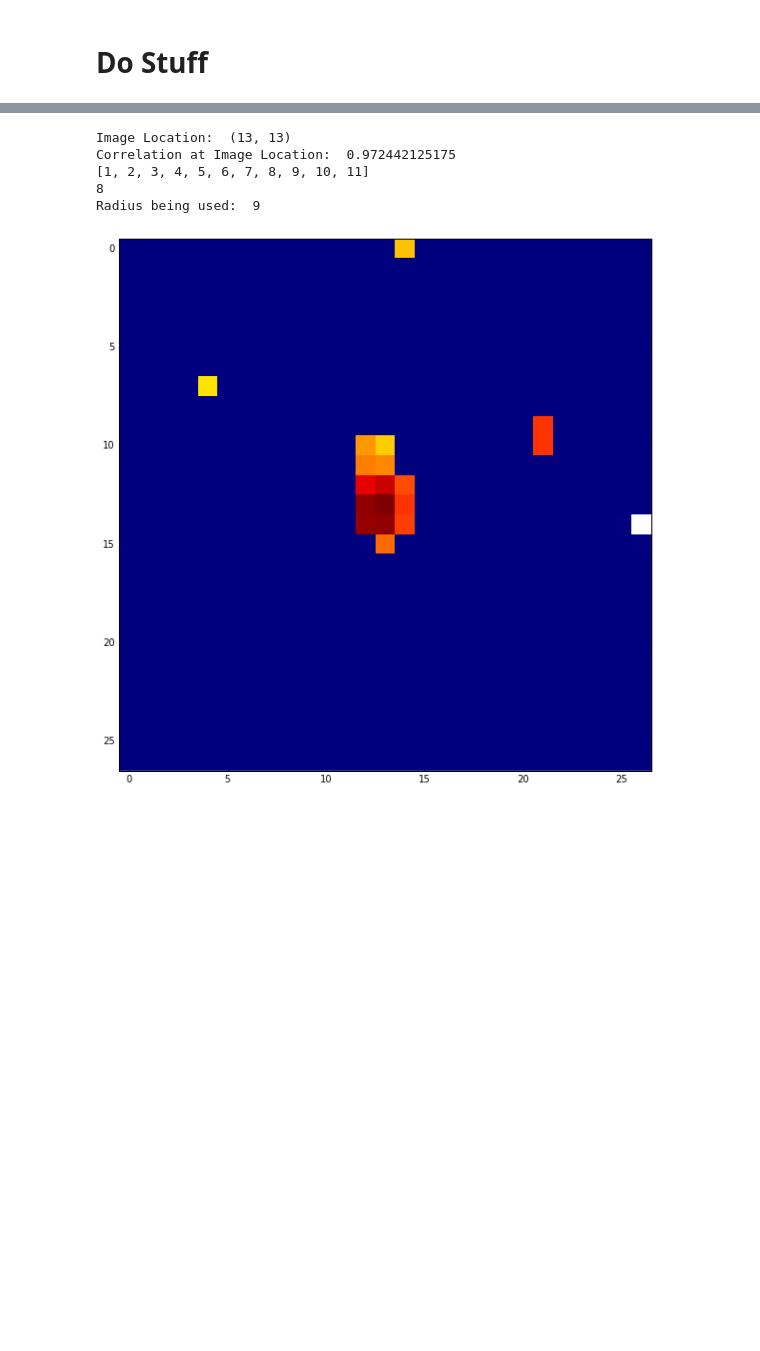
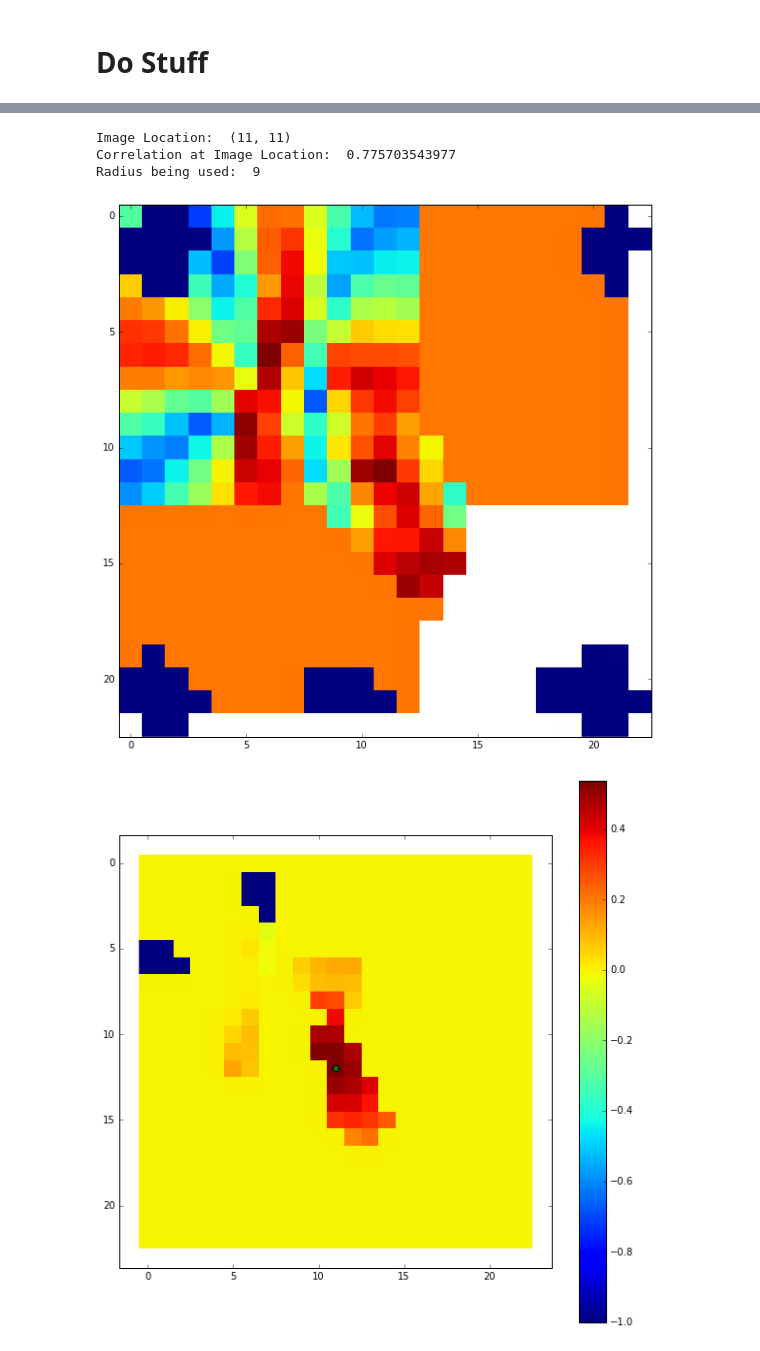
Before and after one commit to tisaconundrum2/autocnet, a Jupyter notebook: notebooks/Ciratefi.ipynb, the cells around one changed output, grey strips where cells are left out. Saved outputs shown, nothing was run; the diff lists cells and outputs as text; code cells hidden in the pictures; blank space fills up the shorter version.

```diff
--- a/notebooks/Ciratefi.ipynb
+++ b/notebooks/Ciratefi.ipynb
@@ -444,15 +408,15 @@ for i, (idx, row) in enumerate(matches.iterrows()):
     s_template = rotate(s_template, 90)
     s_template = imresize(s_template, .87)
 
-    d_search = sp.clip_roi(e.destination.geodata, d_keypoint, 31)
-    d_search = rotate(d_search, 180)
-    d_search = imresize(d_search, .9)
+    d_search = sp.clip_roi(e.destination.geodata, d_keypoint, 23)
+    d_search = rotate(d_search, 0)
+    d_search = imresize(d_search, 1.)
 
     imshow(s_template, cmap='Greys')
     show()
     imshow(d_search, cmap='Greys')
     show()
 
-    ciratefi(s_template, d_search, upsampling=16, alpha=math.pi/4, t1=.8, t2=.8, radii=list(range(1,12)))
+    ciratefi(s_template, d_search, upsampling=1, alpha=math.pi/2, t1=.7, t2=.8, radii=list(range(1,12)))
     break
 # %% [output]
@@ -462,6 +426,5 @@ for i, (idx, row) in enumerate(matches.iterrows()):
-Image Location:  (13, 13)
-Correlation at Image Location:  0.972442125175
-[1, 2, 3, 4, 5, 6, 7, 8, 9, 10, 11]
-8
+Image Location:  (11, 11)
+Correlation at Image Location:  0.775703543977
 Radius being used:  9
-[figure, old version]
+[figure, new version]
+[figure, new version]
```
Also changed, not shown: parts of 3 cells of this notebook.
